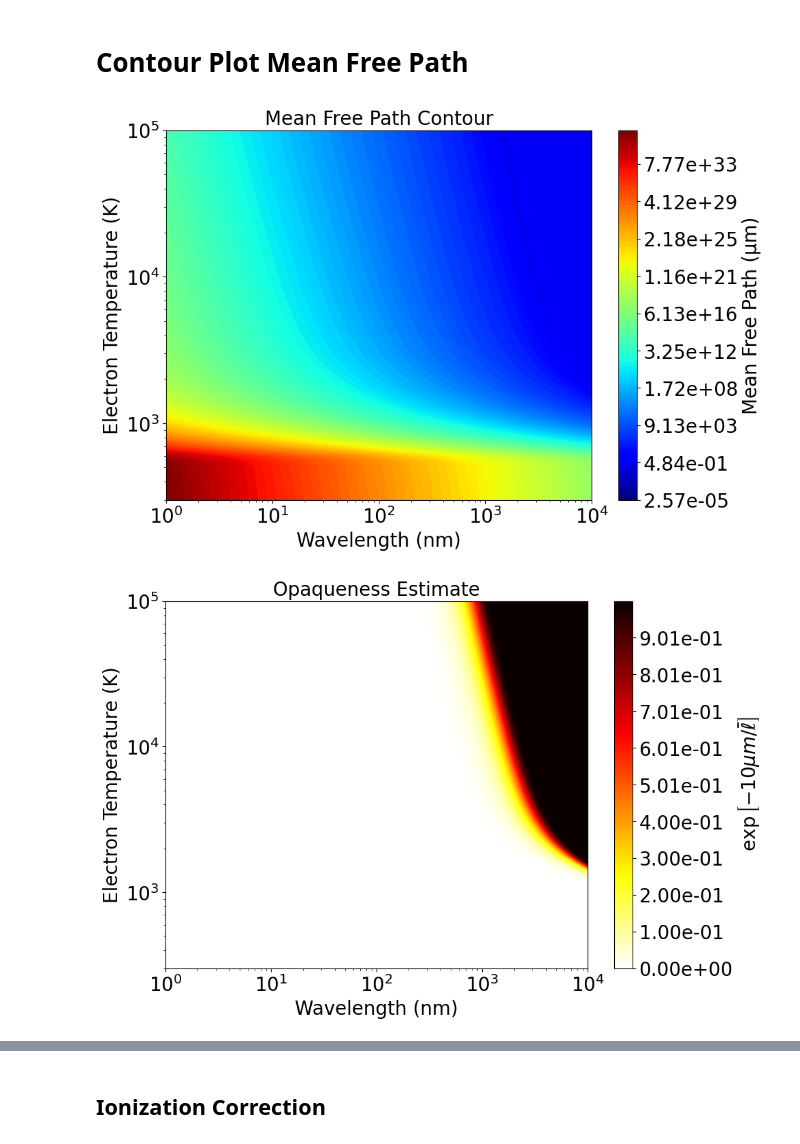
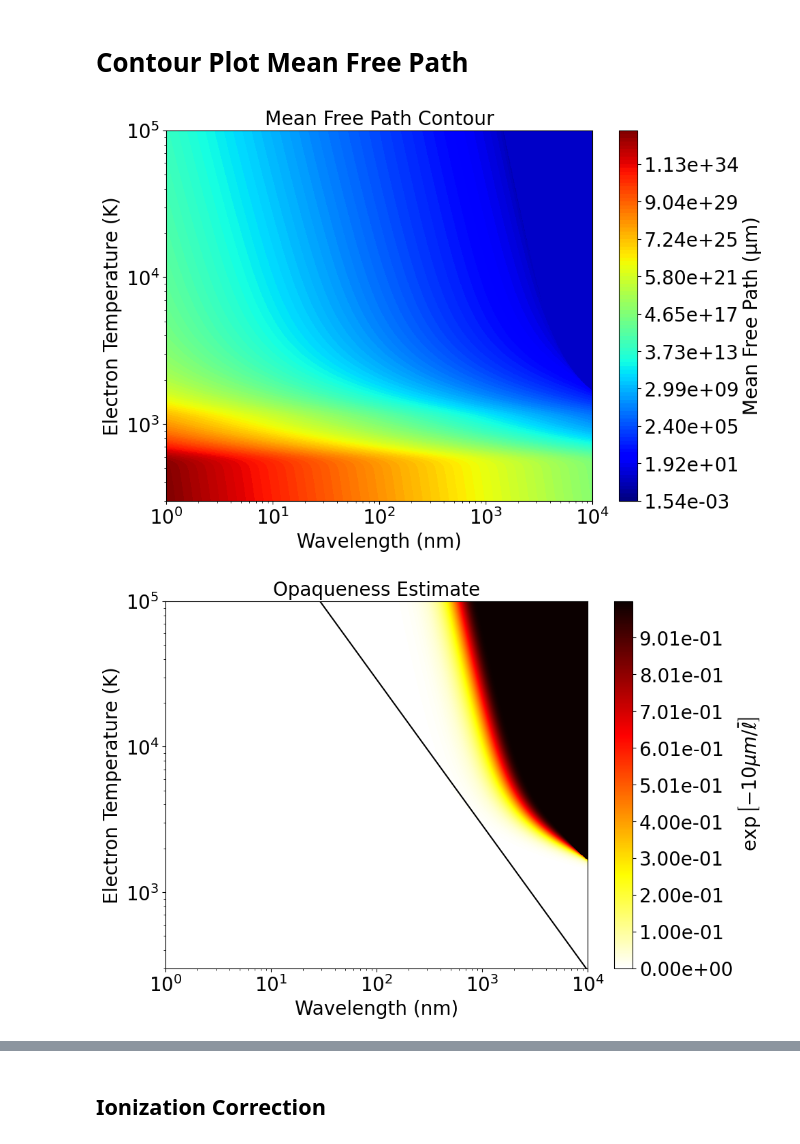
Before and after one commit to MurilloGroupMSU/Two-Temperature-Model, a Jupyter notebook: Photon_Information.ipynb, the cells around one changed output, grey strips where cells are left out. Cells and saved outputs as stored; diff of their text form; code cells hidden in the pictures.

```diff
--- a/Photon_Information.ipynb
+++ b/Photon_Information.ipynb
@@ -134,48 +114,48 @@ Te_values = np.geomspace(3e2, 1e5, 1000)  # K
 # Create a 2D grid
 ω_grid, Te_grid = np.meshgrid(ω_values, Te_values)
 
-n_e_grid = n0*ttm_jt.experiment.get_ionization(Z, n0, Te_grid)
+n_e_grid = n0*ttm.experiment.get_ionization(Z, n0, Te_grid)
 ωp_grid = JT_GMS.electron_plasma_frequency(n_e_grid)
 crit_ratio_grid = (ωp_grid/ω_grid)**2
 
 # Calculate mean free path on this grid
 lγ_grid = get_lγ_from_Te_Seth(ω_grid, Te_grid) * 1e6  # Convert from m to μm
 lγ_grid = np.nan_to_num(lγ_grid, nan=1)
 # Make the contour plot
 plt.figure(figsize=(10, 7))
 
 # Apply log scale to the colorbar and colormap
 norm = LogNorm(vmin=lγ_grid.min(), vmax=lγ_grid.max())
 levels = np.logspace(np.log10(lγ_grid.min()), np.log10(lγ_grid.max()), num=100)
 contour = plt.contourf(λ_values*1e9, Te_values, lγ_grid, levels=levels, cmap='jet', norm=norm)
 
 # Create colorbar, add label, and set label size
 cbar = plt.colorbar(contour, format=FuncFormatter(lambda x, pos: "{:.2e}".format(x)))
 cbar.set_label('Mean Free Path (μm)', size=20)
 cbar.ax.tick_params(labelsize=20)
 
 
 plt.xscale('log')
 plt.yscale('log')
 
 # Set label sizes
 plt.xlabel('Wavelength (nm)', fontsize=20)
 plt.ylabel('Electron Temperature (K)', fontsize=20)
 plt.title('Mean Free Path Contour', fontsize=20)
 
 # Set tick label sizes
 plt.tick_params(labelsize=20, which='both')
 
 plt.show()
 # %% [output]
-[figure, old version]
+[figure, new version]
 # %%
 plt.figure(figsize=(10, 7))
 
 orig_map=plt.cm.get_cmap('hot')
 reversed_hot = orig_map.reversed()
 
-contour = plt.contourf(λ_values*1e9, Te_values, 1-np.exp(-10/lγ_grid), levels=np.linspace(0,1,num=1000), cmap=reversed_hot)#, norm=norm)
+contour = plt.contourf(λ_values*1e9, Te_values, 1-np.exp(-50/lγ_grid), levels=np.linspace(0,1,num=1000), cmap=reversed_hot)#, norm=norm)
 
 # Create colorbar, add label, and set label size
 cbar = plt.colorbar(contour, format=FuncFormatter(lambda x, pos: "{:.2e}".format(x)))
@@ -183,8 +163,12 @@ cbar.set_label(r" $\exp\left[-10 \mu m/\bar{\ell} \right]$ ", size=20)
 cbar.ax.tick_params(labelsize=20)
 cbar.ax.set_ylim(0,1)
 
+plt.plot(λ_values*1e9, 2.897e-3/λ_values ,'k', label=r"$\lambda_{peak}$")
+
+# Axes
 plt.xscale('log')
 plt.yscale('log')
+plt.ylim(np.min(Te_values), np.max(Te_values))
 
 # Set label sizes
 plt.xlabel('Wavelength (nm)', fontsize=20)
@@ -196,7 +180,7 @@ plt.tick_params(labelsize=20, which='both')
 
 plt.show()
 # %% [output]
-[figure, old version]
+[figure, new version]
 # %%
 plt.figure(figsize=(10, 7))
 
```
Also changed, not shown: parts of 14 cells of this notebook, 1 other file.
